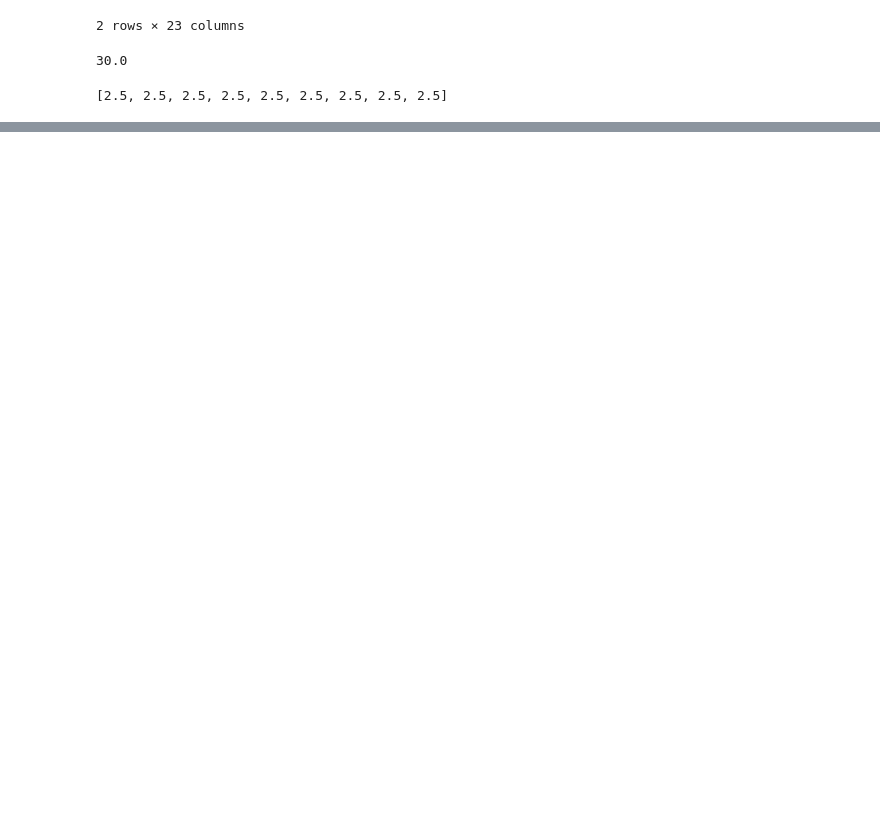
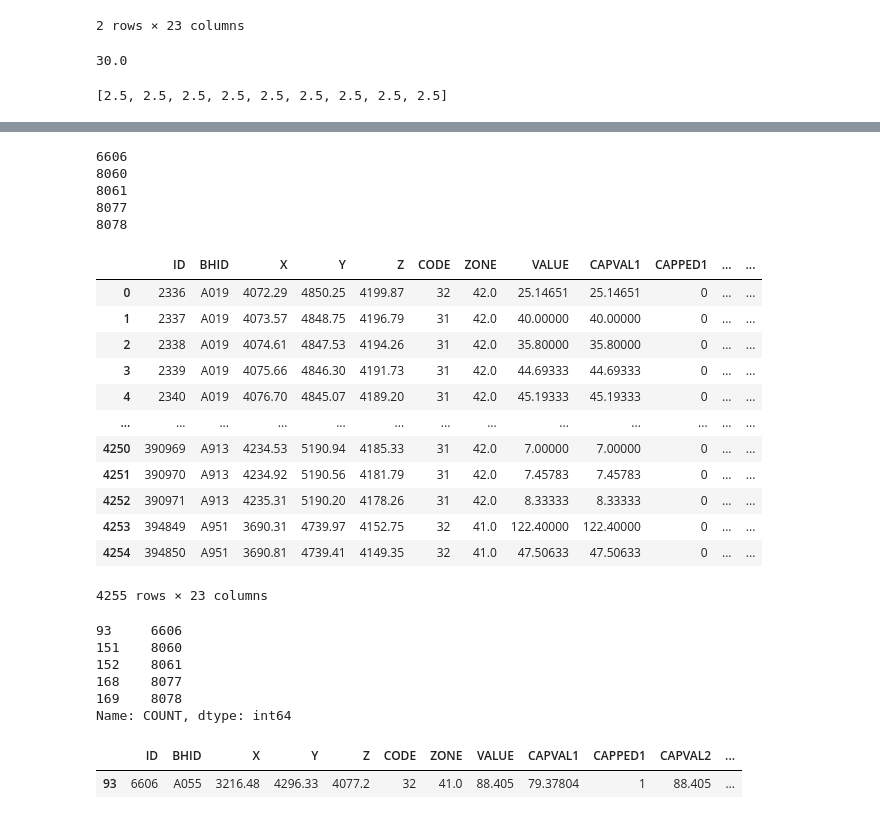
Before and after one commit to jlztorres/local_capping, a Jupyter notebook: plata_capping.ipynb, the cells around one changed output, grey strips where cells are left out. Drawn from its saved outputs; the diff is of its cells as text; code cells hidden in the pictures; blank space fills up the shorter version.

```diff
--- a/plata_capping.ipynb
+++ b/plata_capping.ipynb
@@ -15,6 +15,8 @@ from shapely.geometry import Point, LineString, Polygon
 
 from mpl_toolkits import mplot3d
 %matplotlib inline
+
+pd.set_option('display.max_columns', 50)
 # %%
 ## LECTURA ... Df Parametros
 par_file_name="CLAG1.par"
@@ -772,0 +602,41 @@ df_CLAG_MR_2022.iloc[obs,9]
+# %%
+df_CLAG_MR_2022[df_CLAG_MR_2022.CAPPED1==1].COUNT
+for x in df_CLAG_MR_2022[df_CLAG_MR_2022.CAPPED1==1].COUNT:
+    print(x)
+# %% [output]
+6606
+8060
+8061
+8077
+8078
+# %%
+ag_df=pd.read_csv("C:\FORTRAN\clsilver_mr20221.out",sep=",")
+ag_df
+# %% [output]
+|  | ID | BHID | X | Y | Z | CODE | ZONE | VALUE | CAPVAL1 | CAPPED1 | ... | ... |
+| 0 | 2336 | A019 | 4072.29 | 4850.25 | 4199.87 | 32 | 42.0 | 25.14651 | 25.14651 | 0 | ... | ... |
+| 1 | 2337 | A019 | 4073.57 | 4848.75 | 4196.79 | 31 | 42.0 | 40.00000 | 40.00000 | 0 | ... | ... |
+| 2 | 2338 | A019 | 4074.61 | 4847.53 | 4194.26 | 31 | 42.0 | 35.80000 | 35.80000 | 0 | ... | ... |
+| 3 | 2339 | A019 | 4075.66 | 4846.30 | 4191.73 | 31 | 42.0 | 44.69333 | 44.69333 | 0 | ... | ... |
+| 4 | 2340 | A019 | 4076.70 | 4845.07 | 4189.20 | 31 | 42.0 | 45.19333 | 45.19333 | 0 | ... | ... |
+| ... | ... | ... | ... | ... | ... | ... | ... | ... | ... | ... | ... | ... |
+| 4250 | 390969 | A913 | 4234.53 | 5190.94 | 4185.33 | 31 | 42.0 | 7.00000 | 7.00000 | 0 | ... | ... |
+| 4251 | 390970 | A913 | 4234.92 | 5190.56 | 4181.79 | 31 | 42.0 | 7.45783 | 7.45783 | 0 | ... | ... |
+| 4252 | 390971 | A913 | 4235.31 | 5190.20 | 4178.26 | 31 | 42.0 | 8.33333 | 8.33333 | 0 | ... | ... |
+| 4253 | 394849 | A951 | 3690.31 | 4739.97 | 4152.75 | 32 | 41.0 | 122.40000 | 122.40000 | 0 | ... | ... |
+| 4254 | 394850 | A951 | 3690.81 | 4739.41 | 4149.35 | 32 | 41.0 | 47.50633 | 47.50633 | 0 | ... | ... |
+4255 rows × 23 columns
+# %%
+df_CLAG_MR_2022[df_CLAG_MR_2022.CAPPED1==1].COUNT
+# %% [output]
+93     6606
+151    8060
+152    8061
+168    8077
+169    8078
+Name: COUNT, dtype: int64
+# %%
+ag_df[ag_df.ID==6606]
+# %% [output]
+|  | ID | BHID | X | Y | Z | CODE | ZONE | VALUE | CAPVAL1 | CAPPED1 | CAPVAL2 | ... |
+| 93 | 6606 | A055 | 3216.48 | 4296.33 | 4077.2 | 32 | 41.0 | 88.405 | 79.37804 | 1 | 88.405 | ... |
```
Also changed, not shown: parts of 39 cells of this notebook.
